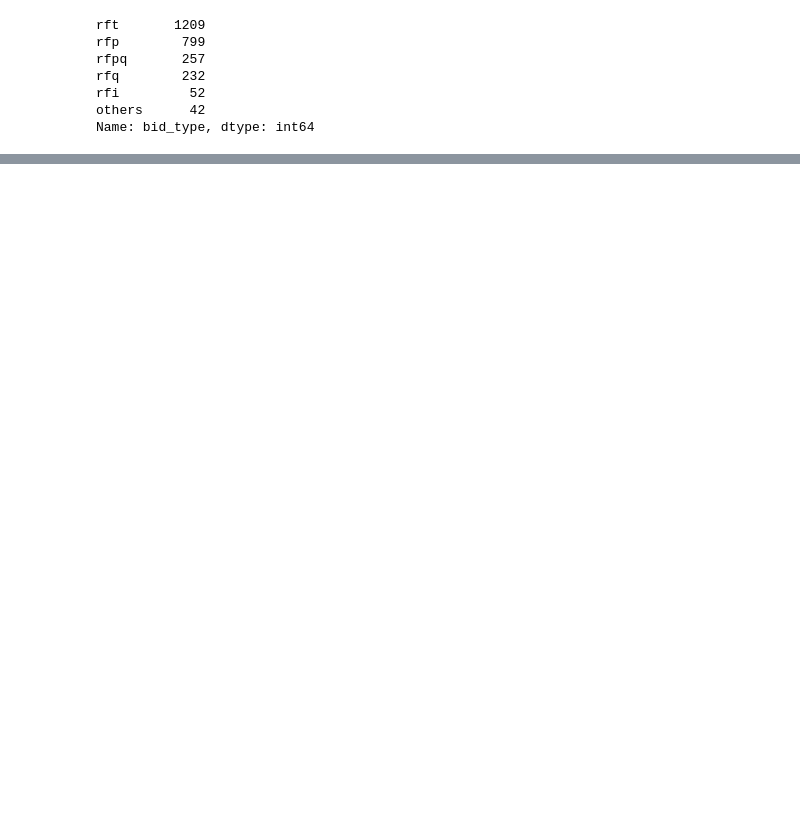
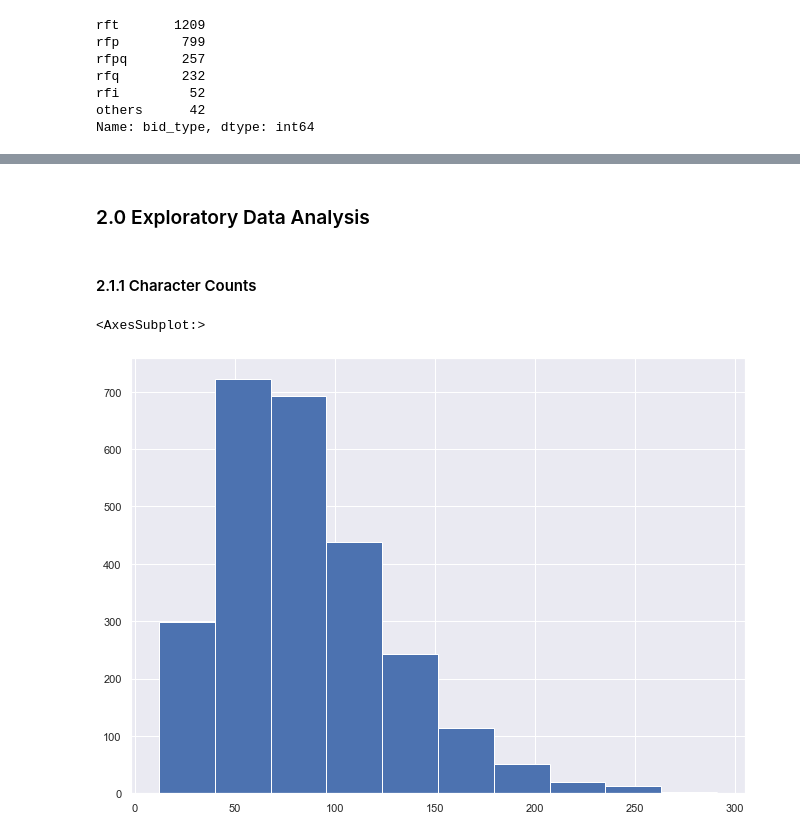
Before and after one commit to DelinM/BidTing, a Jupyter notebook: NaturalLanguageProcessing/Project Category Identification NLP Project.ipynb, the cells around one changed output, grey strips where cells are left out. Drawn from its saved outputs; the diff is of its cells as text; code cells hidden in the pictures; blank space fills up the shorter version.

```diff
--- a/NaturalLanguageProcessing/Project Category Identification NLP Project.ipynb
+++ b/NaturalLanguageProcessing/Project Category Identification NLP Project.ipynb
@@ -443,0 +487,10 @@ Cleaning company names involves some thinking. Some obvious ones:
+# %%
+def project_name_cleaning(data):
+    data = data.strip()
+    data = data.lower()
+    data = re.sub(r'[^a-zA-Z0-9\s]+', '', data)
+    data = re.sub(' +', ' ', data)
+
+    return data
+
+df.project_name = df.project_name.apply(lambda x : project_name_cleaning(x))
@@ -443,0 +526,9 @@ Cleaning company names involves some thinking. Some obvious ones:
+# %% [markdown]
+### 2.0 Exploratory Data Analysis
+# %% [markdown]
+#### 2.1.1 Character Counts
+# %%
+df.project_name.str.len().hist()
+# %% [output]
+<AxesSubplot:>
+[figure, added]
```
Also changed, not shown: parts of 38 cells of this notebook.
